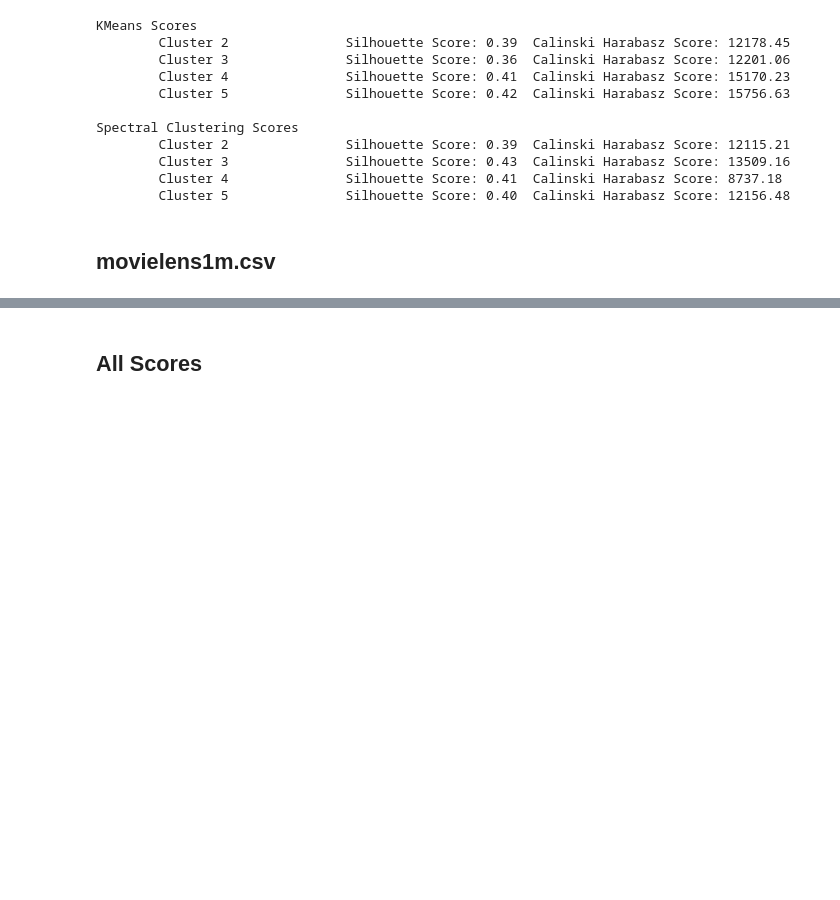
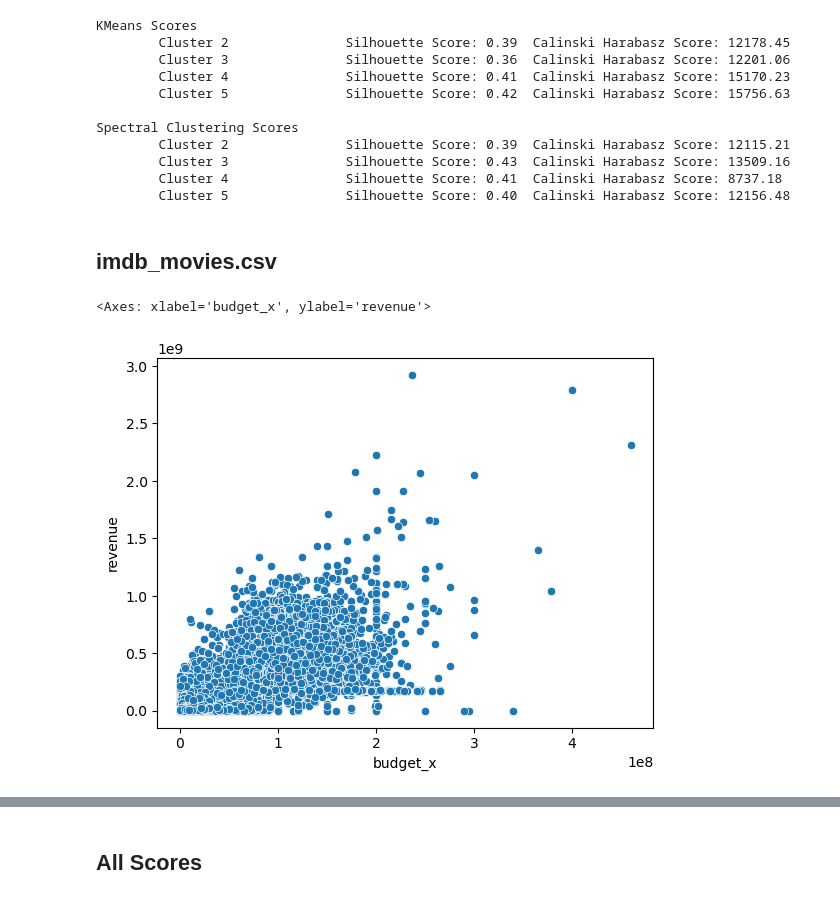
Before and after one commit to RomAbreu/proyecto-metodologia, a Jupyter notebook: proyecto.ipynb, the cells around one changed output, grey strips where cells are left out. Cells and saved outputs as stored; diff of their text form; code cells hidden in the pictures; blank space fills up the shorter version.

```diff
--- a/proyecto.ipynb
+++ b/proyecto.ipynb
@@ -228,4 +228,4 @@ Spectral Clustering Scores
         Cluster 4               Silhouette Score: 0.41  Calinski Harabasz Score: 8737.18
         Cluster 5               Silhouette Score: 0.40  Calinski Harabasz Score: 12156.48
 # %% [markdown]
-## movielens1m.csv
+## imdb_movies.csv
@@ -237,3 +234,8 @@ movies = movies.sample(21000, random_state=1)
+# %%
+sns.scatterplot(x='budget_x', y='revenue', data=movies)
+# %% [output]
+<Axes: xlabel='budget_x', ylabel='revenue'>
+[figure, added]
 # %%
 movies.shape
 # %% [output]
```
Also changed, not shown: parts of 14 cells of this notebook, 1 other file.
